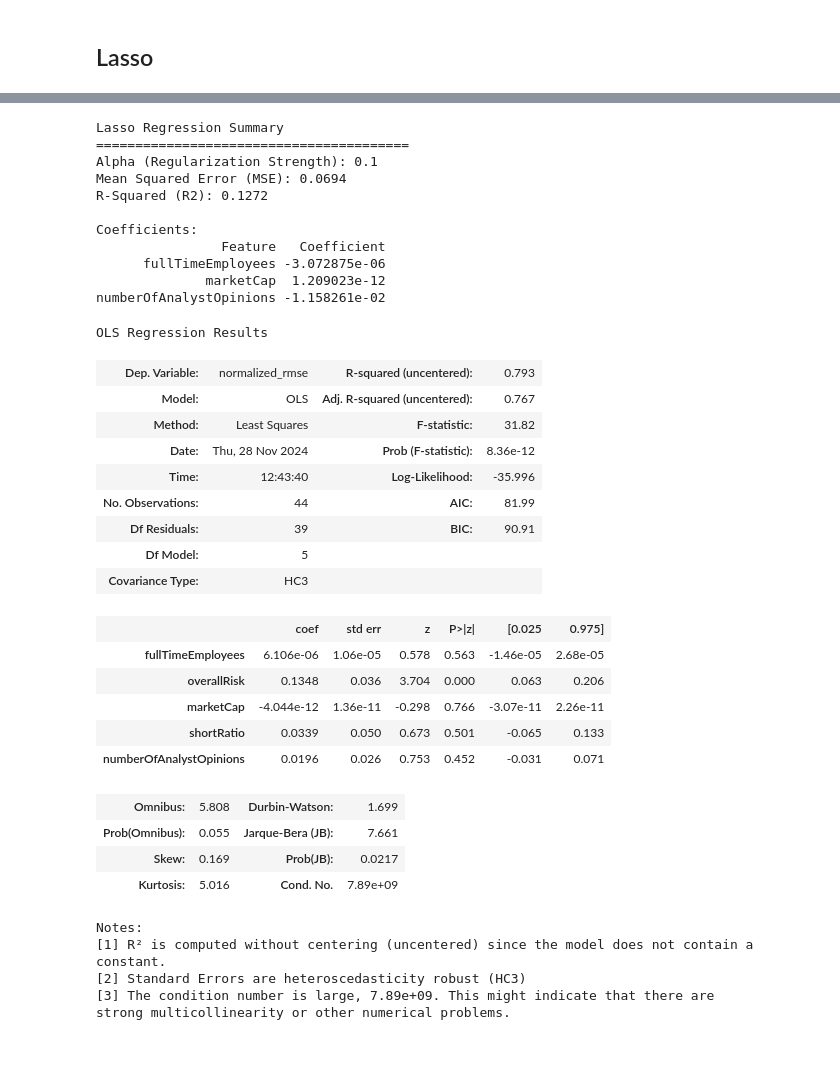
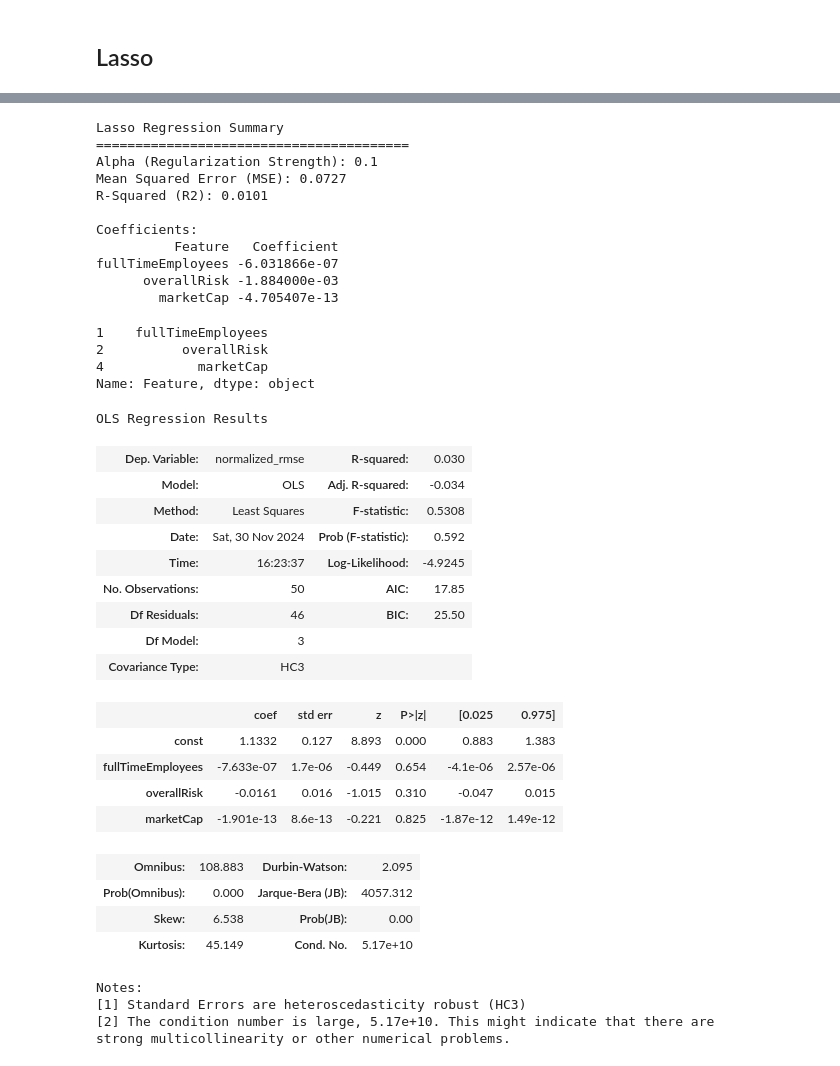
Before and after one commit to Sondringsen/ProjectThesis, a Jupyter notebook: notebooks/models/regression.ipynb, the cells around one changed output, grey strips where cells are left out. Drawn from its saved outputs; the diff is of its cells as text; code cells hidden in the pictures.

```diff
--- a/notebooks/models/regression.ipynb
+++ b/notebooks/models/regression.ipynb
@@ -31,7 +31,7 @@ X = add_constant(X)
 # %% [markdown]
 ### Some cleaning
 # %%
-too_high_error_tickers = Y[Y >= 5].index
+too_high_error_tickers = Y[Y >= 10].index
 X = X.drop(too_high_error_tickers)
 Y = Y.drop(too_high_error_tickers)
 
@@ -112,23 +112,2 @@ plt.show()
 # %% [markdown]
 ## Lasso
-# %%
-from sklearn.linear_model import Lasso
-from sklearn.metrics import mean_squared_error, r2_score
-
-# Fit the Lasso regression model
-lasso = Lasso(alpha=0.1)  # Adjust alpha for regularization strength
-lasso.fit(X, Y)
-
-# Predict on the test set
-Y_pred = lasso.predict(X)
-
-# Model evaluation
-mse = mean_squared_error(Y, Y_pred)
-r2 = r2_score(Y, Y_pred)
-
-print(f"Mean Squared Error: {mse}")
-print(f"R^2 Score: {r2}")
-
-# Summary of coefficients
-print("Lasso Coefficients:")
-print(lasso.coef_)
@@ -174,43 +146,46 @@ print(coef_summary.to_string(index=False))
 Lasso Regression Summary
 ========================================
 Alpha (Regularization Strength): 0.1
-Mean Squared Error (MSE): 0.0694
-R-Squared (R2): 0.1272
+Mean Squared Error (MSE): 0.0727
+R-Squared (R2): 0.0101
 
 Coefficients:
-                Feature   Coefficient
-      fullTimeEmployees -3.072875e-06
-              marketCap  1.209023e-12
-numberOfAnalystOpinions -1.158261e-02
+          Feature   Coefficient
+fullTimeEmployees -6.031866e-07
+      overallRisk -1.884000e-03
+        marketCap -4.705407e-13
 # %%
 features = coef_summary.Feature
+# %% [output]
+1    fullTimeEmployees
+2          overallRisk
+4            marketCap
+Name: Feature, dtype: object
 # %%
-model = OLS(Y, X[features])
+model = OLS(Y, add_constant(X[features]))
 result = model.fit(cov_type='HC3')
 result.summary()
 # %% [output]
 OLS Regression Results
-| Dep. Variable: | normalized_rmse | R-squared (uncentered): | 0.793 |
-| Model: | OLS | Adj. R-squared (uncentered): | 0.767 |
-| Method: | Least Squares | F-statistic: | 31.82 |
-| Date: | Thu, 28 Nov 2024 | Prob (F-statistic): | 8.36e-12 |
-| Time: | 12:43:40 | Log-Likelihood: | -35.996 |
-| No. Observations: | 44 | AIC: | 81.99 |
-| Df Residuals: | 39 | BIC: | 90.91 |
-| Df Model: | 5 |  |  |
+| Dep. Variable: | normalized_rmse | R-squared: | 0.030 |
+| Model: | OLS | Adj. R-squared: | -0.034 |
+| Method: | Least Squares | F-statistic: | 0.5308 |
+| Date: | Sat, 30 Nov 2024 | Prob (F-statistic): | 0.592 |
+| Time: | 16:23:37 | Log-Likelihood: | -4.9245 |
+| No. Observations: | 50 | AIC: | 17.85 |
+| Df Residuals: | 46 | BIC: | 25.50 |
+| Df Model: | 3 |  |  |
 | Covariance Type: | HC3 |  |  |
 |  | coef | std err | z | P>|z| | [0.025 | 0.975] |
-| fullTimeEmployees | 6.106e-06 | 1.06e-05 | 0.578 | 0.563 | -1.46e-05 | 2.68e-05 |
-| overallRisk | 0.1348 | 0.036 | 3.704 | 0.000 | 0.063 | 0.206 |
-| marketCap | -4.044e-12 | 1.36e-11 | -0.298 | 0.766 | -3.07e-11 | 2.26e-11 |
-| shortRatio | 0.0339 | 0.050 | 0.673 | 0.501 | -0.065 | 0.133 |
-| numberOfAnalystOpinions | 0.0196 | 0.026 | 0.753 | 0.452 | -0.031 | 0.071 |
+| const | 1.1332 | 0.127 | 8.893 | 0.000 | 0.883 | 1.383 |
+| fullTimeEmployees | -7.633e-07 | 1.7e-06 | -0.449 | 0.654 | -4.1e-06 | 2.57e-06 |
+| overallRisk | -0.0161 | 0.016 | -1.015 | 0.310 | -0.047 | 0.015 |
+| marketCap | -1.901e-13 | 8.6e-13 | -0.221 | 0.825 | -1.87e-12 | 1.49e-12 |
-| Omnibus: | 5.808 | Durbin-Watson: | 1.699 |
-| Prob(Omnibus): | 0.055 | Jarque-Bera (JB): | 7.661 |
-| Skew: | 0.169 | Prob(JB): | 0.0217 |
-| Kurtosis: | 5.016 | Cond. No. | 7.89e+09 |
+| Omnibus: | 108.883 | Durbin-Watson: | 2.095 |
+| Prob(Omnibus): | 0.000 | Jarque-Bera (JB): | 4057.312 |
+| Skew: | 6.538 | Prob(JB): | 0.00 |
+| Kurtosis: | 45.149 | Cond. No. | 5.17e+10 |
 Notes:
-[1] R² is computed without centering (uncentered) since the model does not contain a constant.
-[2] Standard Errors are heteroscedasticity robust (HC3)
-[3] The condition number is large, 7.89e+09. This might indicate that there are
+[1] Standard Errors are heteroscedasticity robust (HC3)
+[2] The condition number is large, 5.17e+10. This might indicate that there are
 strong multicollinearity or other numerical problems.
```
Also changed, not shown: parts of 3 cells of this notebook, 3 other files.
